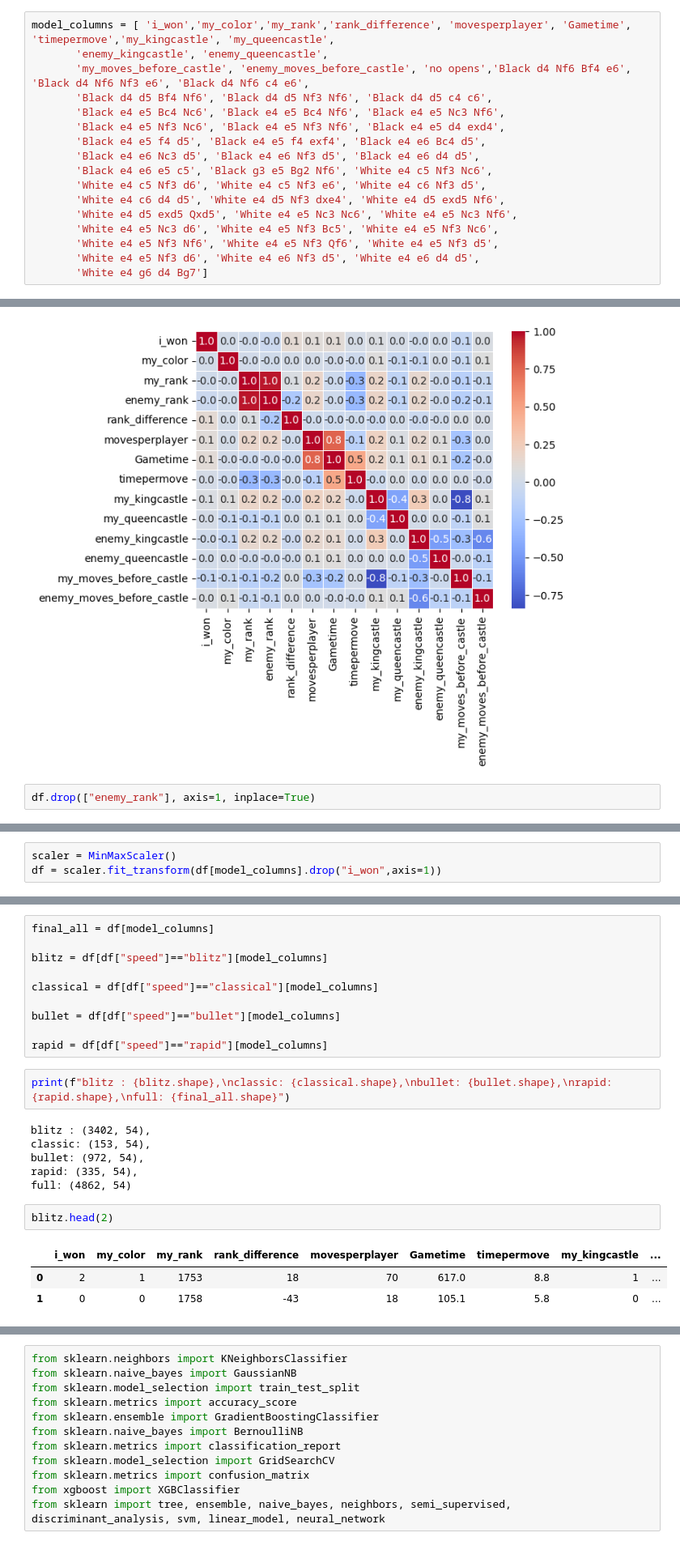
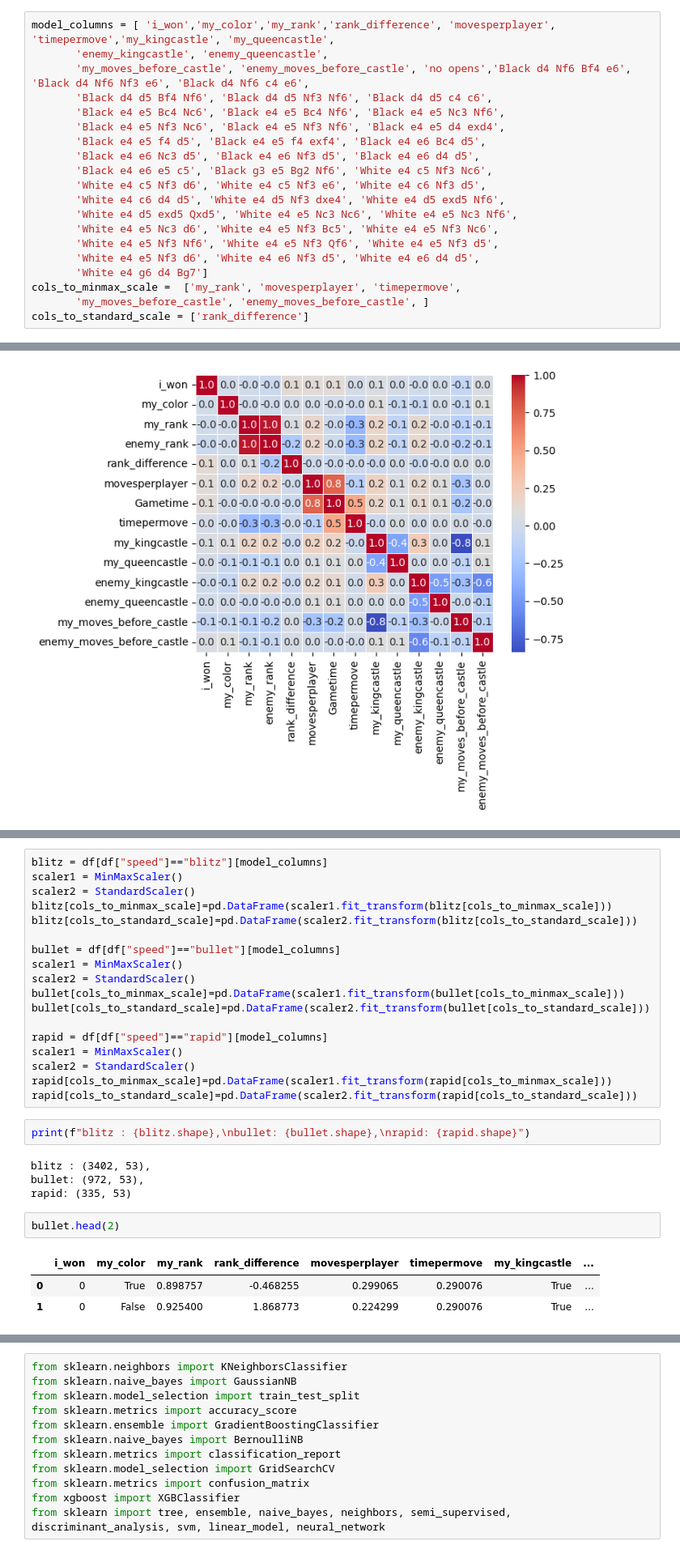
Before and after one commit to MikolajZaborowski/LichessData, a Jupyter notebook: project/notebooks/MASTER_DATA.ipynb, the cells around one changed output, grey strips where cells are left out. Shown at 81% size. Saved outputs shown, nothing was run; the diff lists cells and outputs as text.

```diff
--- a/project/notebooks/MASTER_DATA.ipynb
+++ b/project/notebooks/MASTER_DATA.ipynb
@@ -402,7 +407,7 @@ df = rankdifftest(df)
 # %% [markdown]
 ### taking from data only columns that may be usfull for predictions
 # %%
-model_columns = [ 'i_won','my_color','my_rank','rank_difference', 'movesperplayer', 'Gametime', 'timepermove','my_kingcastle', 'my_queencastle',
+model_columns = [ 'i_won','my_color','my_rank','rank_difference', 'movesperplayer', 'timepermove','my_kingcastle', 'my_queencastle',
        'enemy_kingcastle', 'enemy_queencastle',
        'my_moves_before_castle', 'enemy_moves_before_castle', 'no opens','Black d4 Nf6 Bf4 e6', 'Black d4 Nf6 Nf3 e6', 'Black d4 Nf6 c4 e6',
        'Black d4 d5 Bf4 Nf6', 'Black d4 d5 Nf3 Nf6', 'Black d4 d5 c4 c6',
@@ -418,4 +423,7 @@ model_columns = [ 'i_won','my_color','my_rank','rank_difference', 'movesperplaye
        'White e4 e5 Nf3 Nf6', 'White e4 e5 Nf3 Qf6', 'White e4 e5 Nf3 d5',
        'White e4 e5 Nf3 d6', 'White e4 e6 Nf3 d5', 'White e4 e6 d4 d5',
        'White e4 g6 d4 Bg7']
+cols_to_minmax_scale =  ['my_rank', 'movesperplayer', 'timepermove',
+       'my_moves_before_castle', 'enemy_moves_before_castle', ]
+cols_to_standard_scale = ['rank_difference']
 # %%
@@ -436,6 +443,4 @@ sns.heatmap(df[df["speed"]=="blitz"][cols_without_openings].corr(), annot=True,
 # %% [output]
 <Axes: >
 [figure]
-# %%
-df.drop(["enemy_rank"], axis=1, inplace=True)
 # %% [markdown]
@@ -451,3 +451,0 @@ For this project I chose minmaxclaser because for most of features thare are no
-# %%
-scaler = MinMaxScaler()
-df = scaler.fit_transform(df[model_columns].drop("i_won",axis=1))
@@ -454,24 +460,30 @@ df = scaler.fit_transform(df[model_columns].drop("i_won",axis=1))
 # %%
-final_all = df[model_columns]
-
 blitz = df[df["speed"]=="blitz"][model_columns]
-
-classical = df[df["speed"]=="classical"][model_columns]
+scaler1 = MinMaxScaler()
+scaler2 = StandardScaler()
+blitz[cols_to_minmax_scale]=pd.DataFrame(scaler1.fit_transform(blitz[cols_to_minmax_scale]))
+blitz[cols_to_standard_scale]=pd.DataFrame(scaler2.fit_transform(blitz[cols_to_standard_scale]))
 
 bullet = df[df["speed"]=="bullet"][model_columns]
+scaler1 = MinMaxScaler()
+scaler2 = StandardScaler()
+bullet[cols_to_minmax_scale]=pd.DataFrame(scaler1.fit_transform(bullet[cols_to_minmax_scale]))
+bullet[cols_to_standard_scale]=pd.DataFrame(scaler2.fit_transform(bullet[cols_to_standard_scale]))
 
 rapid = df[df["speed"]=="rapid"][model_columns]
+scaler1 = MinMaxScaler()
+scaler2 = StandardScaler()
+rapid[cols_to_minmax_scale]=pd.DataFrame(scaler1.fit_transform(rapid[cols_to_minmax_scale]))
+rapid[cols_to_standard_scale]=pd.DataFrame(scaler2.fit_transform(rapid[cols_to_standard_scale]))
 # %%
-print(f"blitz : {blitz.shape},\nclassic: {classical.shape},\nbullet: {bullet.shape},\nrapid: {rapid.shape},\nfull: {final_all.shape}")
+print(f"blitz : {blitz.shape},\nbullet: {bullet.shape},\nrapid: {rapid.shape}")
 # %% [output]
-blitz : (3402, 54),
-classic: (153, 54),
-bullet: (972, 54),
-rapid: (335, 54),
-full: (4862, 54)
+blitz : (3402, 53),
+bullet: (972, 53),
+rapid: (335, 53)
 # %%
-blitz.head(2)
+bullet.head(2)
 # %% [output]
-|  | i_won | my_color | my_rank | rank_difference | movesperplayer | Gametime | timepermove | my_kingcastle | ... |
-| 0 | 2 | 1 | 1753 | 18 | 70 | 617.0 | 8.8 | 1 | ... |
-| 1 | 0 | 0 | 1758 | -43 | 18 | 105.1 | 5.8 | 0 | ... |
+|  | i_won | my_color | my_rank | rank_difference | movesperplayer | timepermove | my_kingcastle | ... |
+| 0 | 0 | True | 0.898757 | -0.468255 | 0.299065 | 0.290076 | True | ... |
+| 1 | 0 | False | 0.925400 | 1.868773 | 0.224299 | 0.290076 | True | ... |
```
Also changed, not shown: parts of 58 cells of this notebook.
